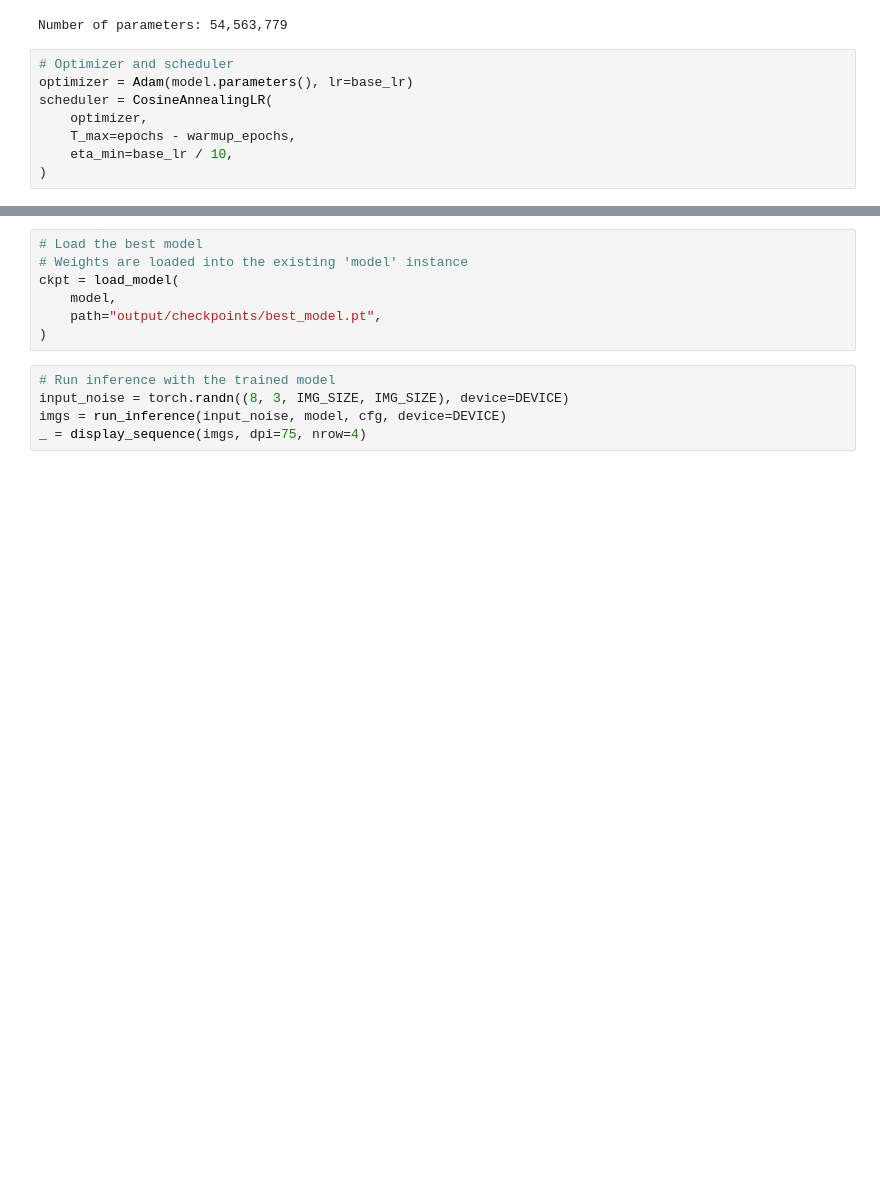
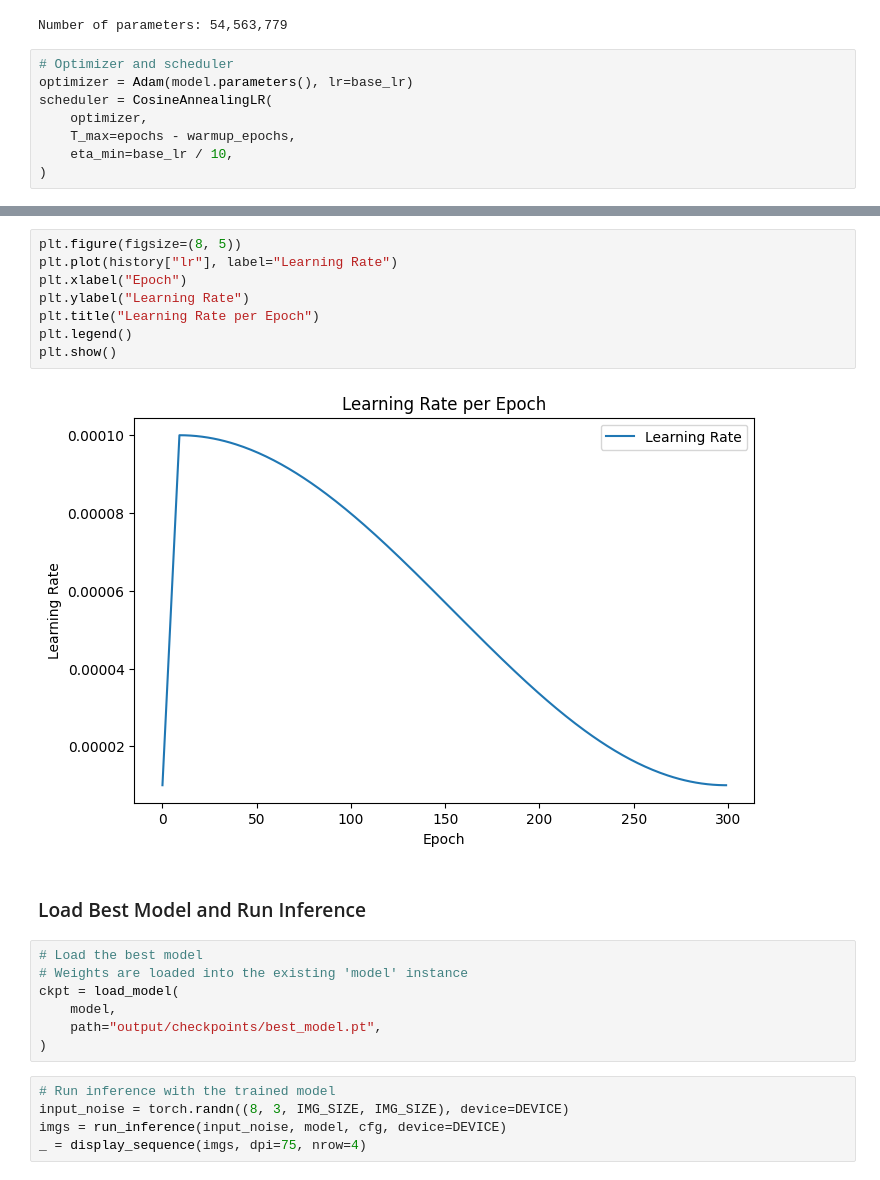
Before and after one commit to mxagar/diffusion-examples, a Jupyter notebook: ddpm/ddpm.ipynb, the cells around one changed output, grey strips where cells are left out. Drawn from its saved outputs; the diff is of its cells as text; blank space fills up the shorter version.

```diff
--- a/ddpm/ddpm.ipynb
+++ b/ddpm/ddpm.ipynb
@@ -762,3 +759,15 @@ Epoch 12/300: loss=0.0458, ema_loss=0.0471, lr=0.000100
+# %%
+plt.figure(figsize=(8, 5))
+plt.plot(history["lr"], label="Learning Rate")
+plt.xlabel("Epoch")
+plt.ylabel("Learning Rate")
+plt.title("Learning Rate per Epoch")
+plt.legend()
+plt.show()
+# %% [output]
+[figure, added]
+# %% [markdown]
+### Load Best Model and Run Inference
 # %%
 # Load the best model
 # Weights are loaded into the existing 'model' instance
```
Also changed, not shown: parts of 5 cells of this notebook.
